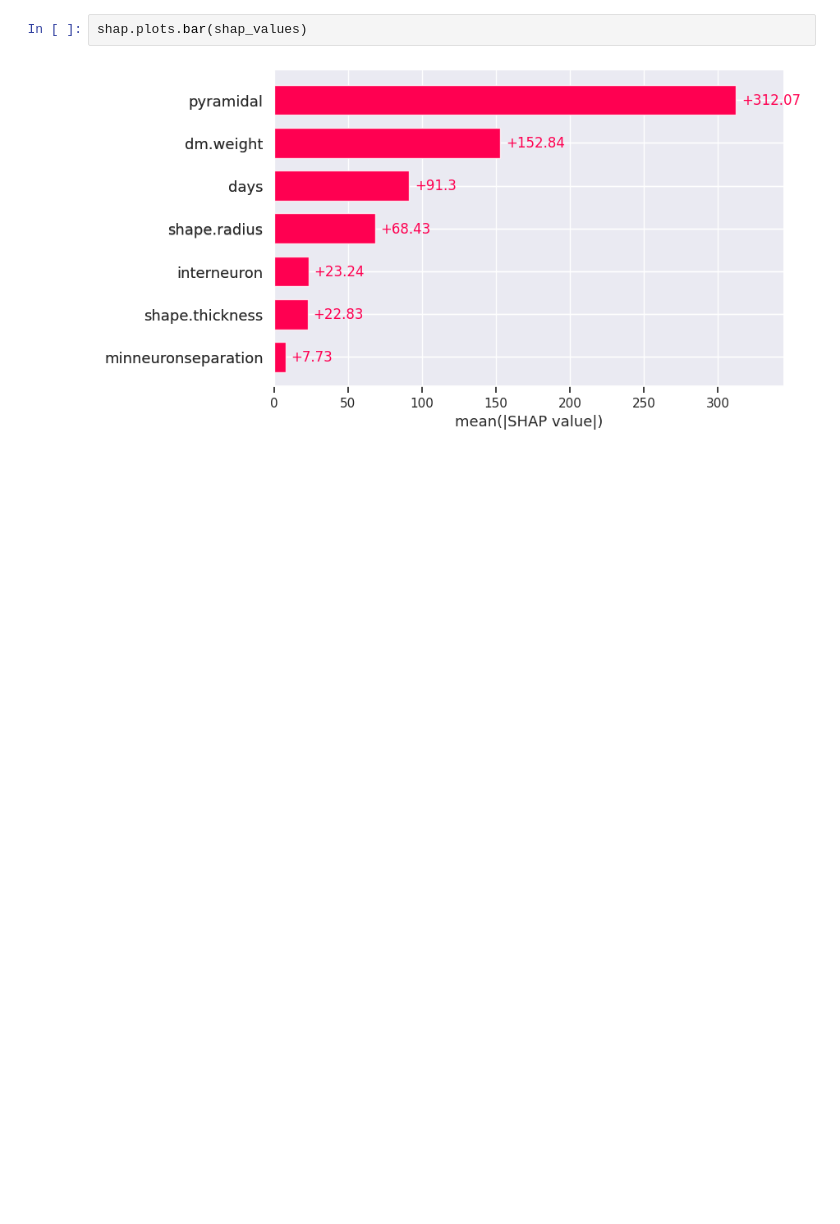
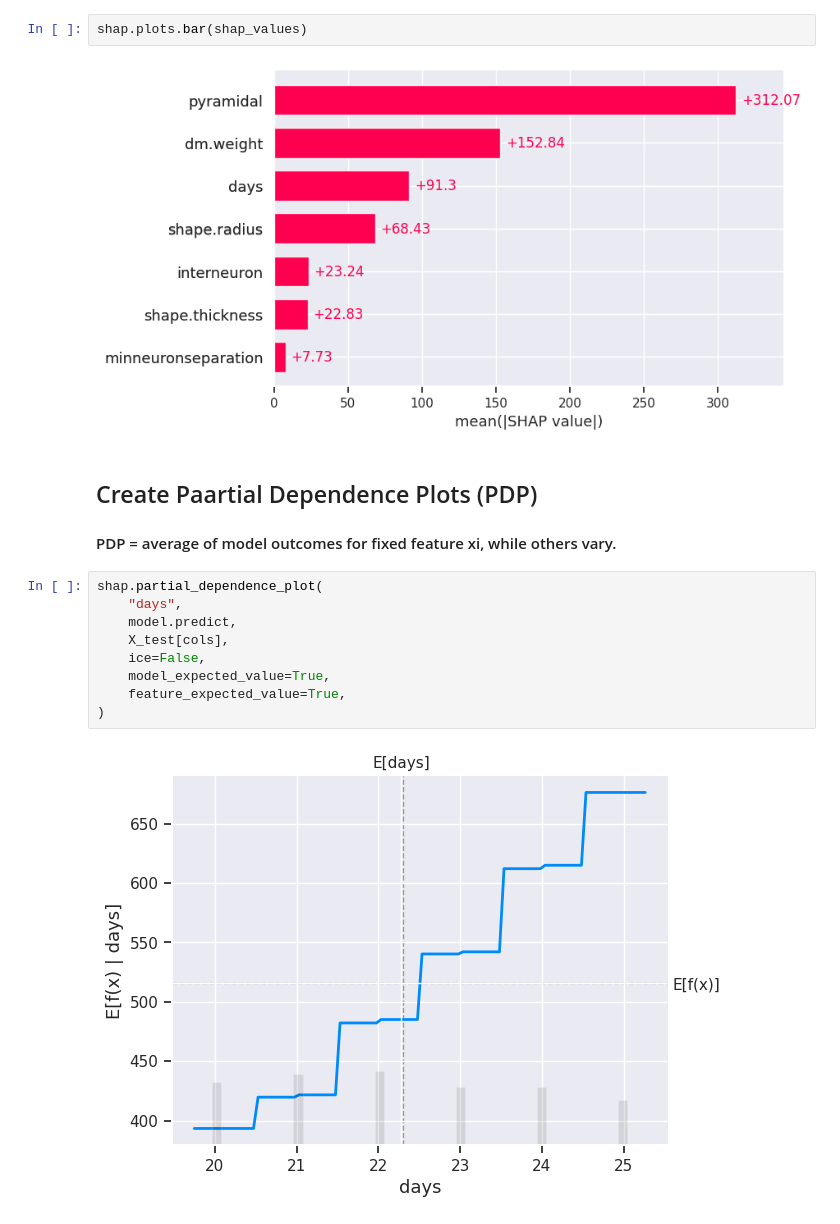
Before and after one commit to carboncopies/BrainEmulationChallenge, a Jupyter notebook: src/models/autoassociative/NetmorphParOptim/Phase1_Optim.ipynb, the cells around one changed output. Saved outputs shown, nothing was run; the diff lists cells and outputs as text; blank space fills up the shorter version.

```diff
--- a/src/models/autoassociative/NetmorphParOptim/Phase1_Optim.ipynb
+++ b/src/models/autoassociative/NetmorphParOptim/Phase1_Optim.ipynb
@@ -161,3 +189,18 @@ shap.plots.beeswarm(shap_values)
 shap.plots.bar(shap_values)
 # %% [output]
 [figure]
+# %% [markdown]
+## Create Paartial Dependence Plots (PDP)
+
+#### PDP = average of model outcomes for fixed feature xi, while others vary.
+# %%
+shap.partial_dependence_plot(
+    "days",
+    model.predict,
+    X_test[cols],
+    ice=False,
+    model_expected_value=True,
+    feature_expected_value=True,
+)
+# %% [output]
+[figure, added]
```
Also changed, not shown: parts of 36 cells of this notebook.
